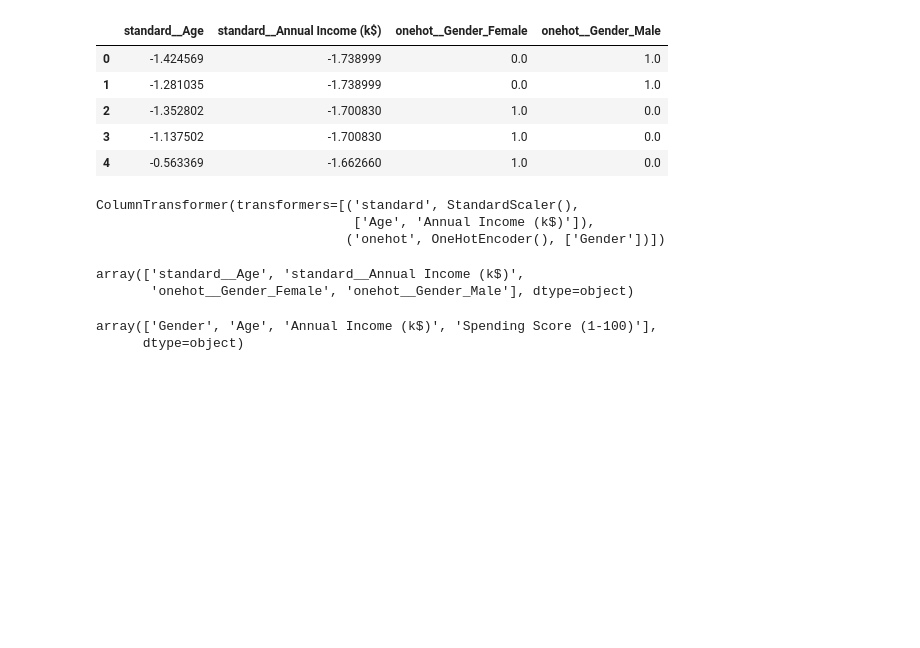
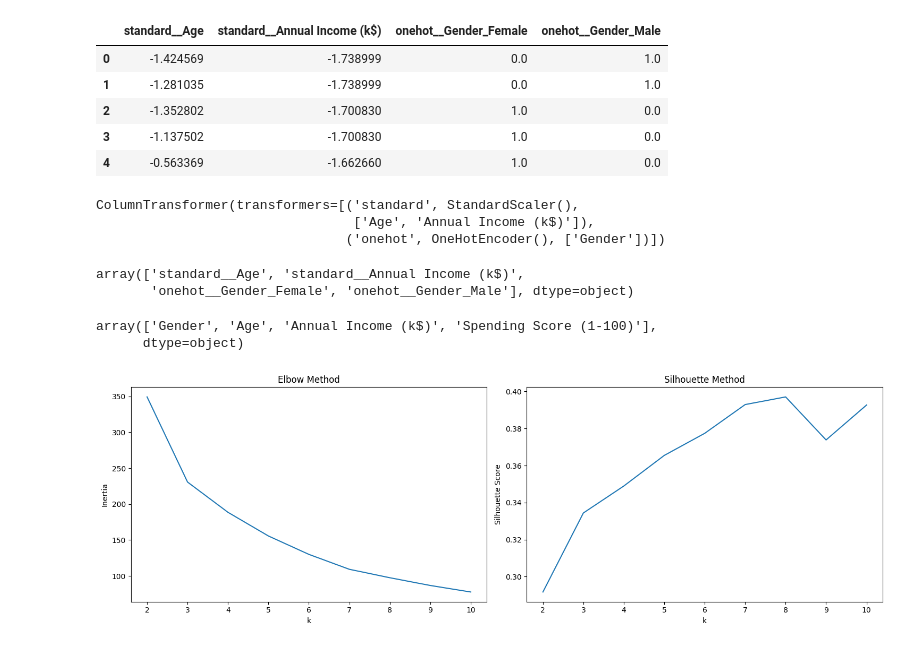
Before and after one commit to Felandim/PortfolioProjetos, a Jupyter notebook: 2 Segmentação de clientes/notebook/projeto_supermercado_04_pipeline.ipynb, the cells around one changed output. Saved outputs shown, nothing was run; the diff lists cells and outputs as text; code cells hidden in the pictures; blank space fills up the shorter version.

```diff
--- a/2 Segmentação de clientes/notebook/projeto_supermercado_04_pipeline.ipynb
+++ b/2 Segmentação de clientes/notebook/projeto_supermercado_04_pipeline.ipynb
@@ -70,3 +70,9 @@ array(['Gender', 'Age', 'Annual Income (k$)', 'Spending Score (1-100)'],
 # %%
 # exportar o dataframe com as colunas tratadas
 df_scaled.to_csv('../dados/Mall_Customers_without_CustomerID_scaled.csv', index=False)
+# %%
+from func_aux import elbow_silhouette_graphs
+
+elbow_silhouette_graphs(X = df_scaled)
+# %% [output]
+[figure, added]
```
Also changed, not shown: 1 other file.
